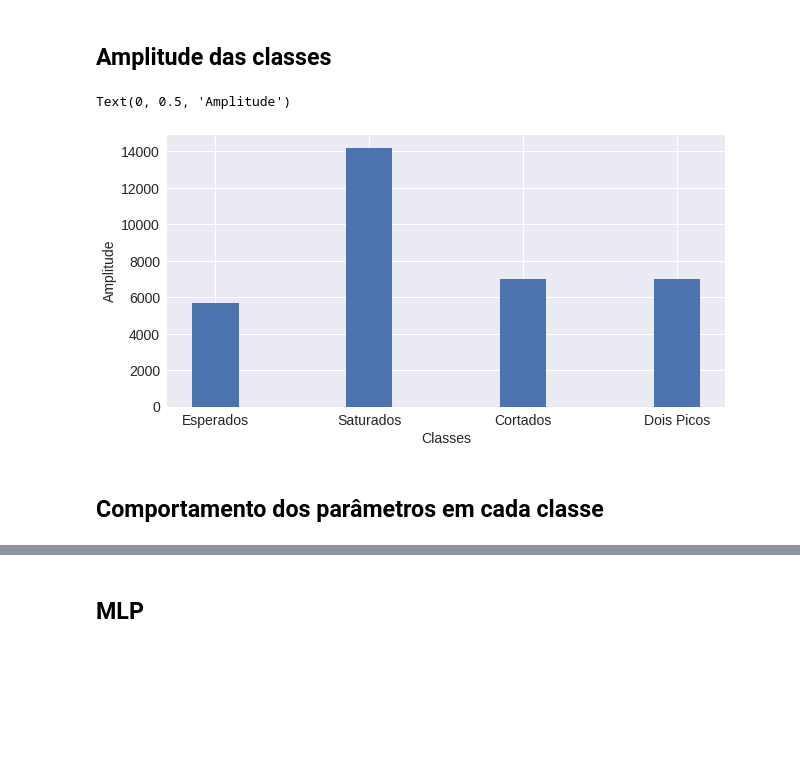
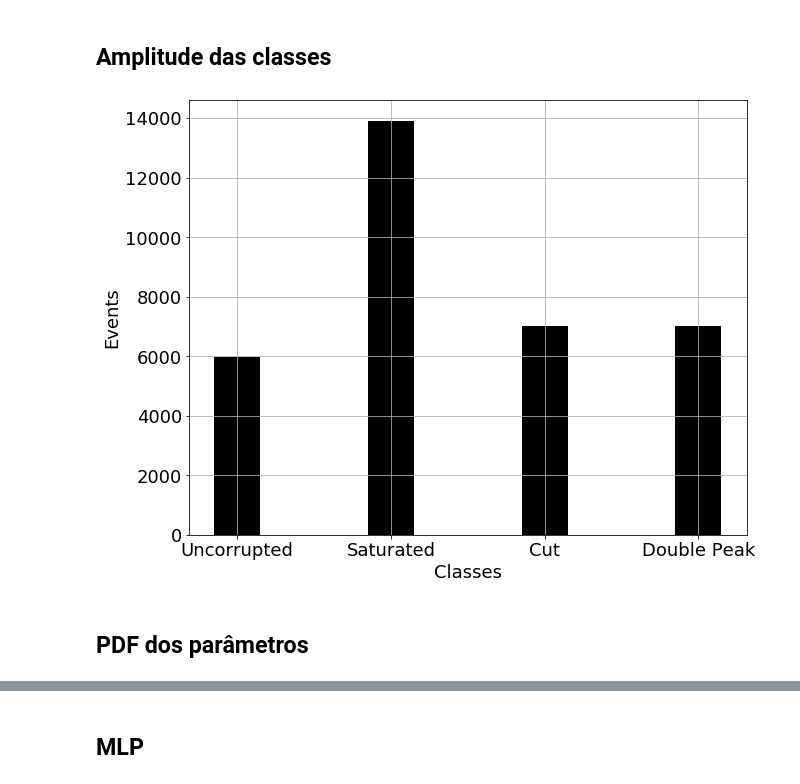
Before and after one commit to marimigliorini/classification_neutrinos, a Jupyter notebook: NeutrinosSignalClassification.ipynb, the cells around one changed output, grey strips where cells are left out. Cells and saved outputs as stored; diff of their text form; code cells hidden in the pictures; blank space fills up the shorter version.

```diff
--- a/NeutrinosSignalClassification.ipynb
+++ b/NeutrinosSignalClassification.ipynb
@@ -3,21 +3,31 @@ import numpy as np
 import matplotlib.pyplot as plt
 import pylab as plb
 import h5py
+import math
 import pandas as pd
 import scikitplot as skplt
+from sklearn.metrics import f1_score
+from sklearn.metrics import confusion_matrix
+from astropy.stats import mad_std
 from scipy import asarray as ar,exp
+from scipy.signal import resample
+from itertools import combinations
 from sklearn.model_selection import train_test_split
 from sklearn.preprocessing import StandardScaler
 from sklearn.neural_network import MLPClassifier
 from sklearn.linear_model import LogisticRegression
+from sklearn.model_selection import cross_val_score
+from sklearn.model_selection import KFold
+from sklearn.model_selection import cross_validate
+from sklearn.ensemble import RandomForestClassifier
 
 %matplotlib inline
-plt.style.use('seaborn')
-plt.rcParams['xtick.labelsize']  = 14
-plt.rcParams['ytick.labelsize']  = 14
-plt.rcParams['axes.labelsize']   = 14
-plt.rcParams['axes.titlesize']   = 16
-plt.rcParams['legend.fontsize']  = 14
+#plt.style.use('seaborn-white')
+plt.rcParams['xtick.labelsize']  = 18
+plt.rcParams['ytick.labelsize']  = 18
+plt.rcParams['axes.labelsize']   = 18
+plt.rcParams['axes.titlesize']   = 18
+plt.rcParams['legend.fontsize']  = 18
 # %%
 def loadh5File(filename):
     """Load h5 database and return signal and time arrays.
@@ -279,0 +324,5 @@ Com mais de um pico:  (7000, 350)
+# %%
+#Outliers após cálculo da FWHM
+i = [ 68,  71,  80,  84,  89, 142]
+sig = np.delete(sig,i,axis=0)
+sig.shape
@@ -476,0 +499,3 @@ df.head()
+# %%
+df['Amp/Area'] = df['Amp']/df['Area']
+df.head()
@@ -479,15 +511,19 @@ df.head()
 # %%
 amp = np.array([])
 for i in range(1,5):
     amp = np.append(amp, len(df.loc[(df['Label'] == i)]))
 
-classes = ['Esperados', 'Saturados', 'Cortados', 'Dois Picos']
-plt.figure(figsize=(10,5))
-plt.bar(classes, amp, width=0.3)
+classes = ['Uncorrupted', 'Saturated', 'Cut', 'Double Peak']
+plt.figure(figsize=(10,8))
+plt.bar(classes, amp, width=0.3, color='black')
 plt.xlabel('Classes')
-plt.ylabel('Amplitude')
+plt.ylabel('Events')
+plt.grid()
+
+#fig.tight_layout()
+plt.savefig('amp_classes.pdf', format='pdf',dpi=300, bbox_inches='tight', pad_inches=0.1)
+plt.show()
 # %% [output]
-Text(0, 0.5, 'Amplitude')
-[figure, old version]
+[figure, new version]
 # %% [markdown]
-## Comportamento dos parâmetros em cada classe
+## PDF dos parâmetros
```
Also changed, not shown: parts of 114 cells of this notebook, 1 other file.
